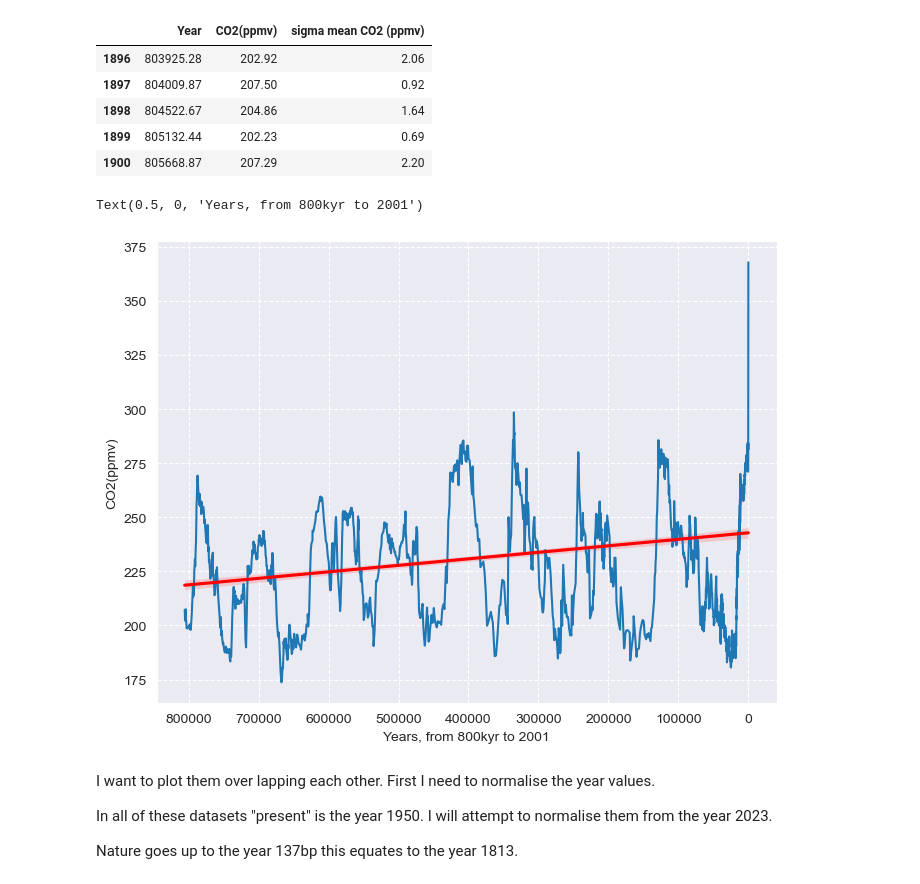
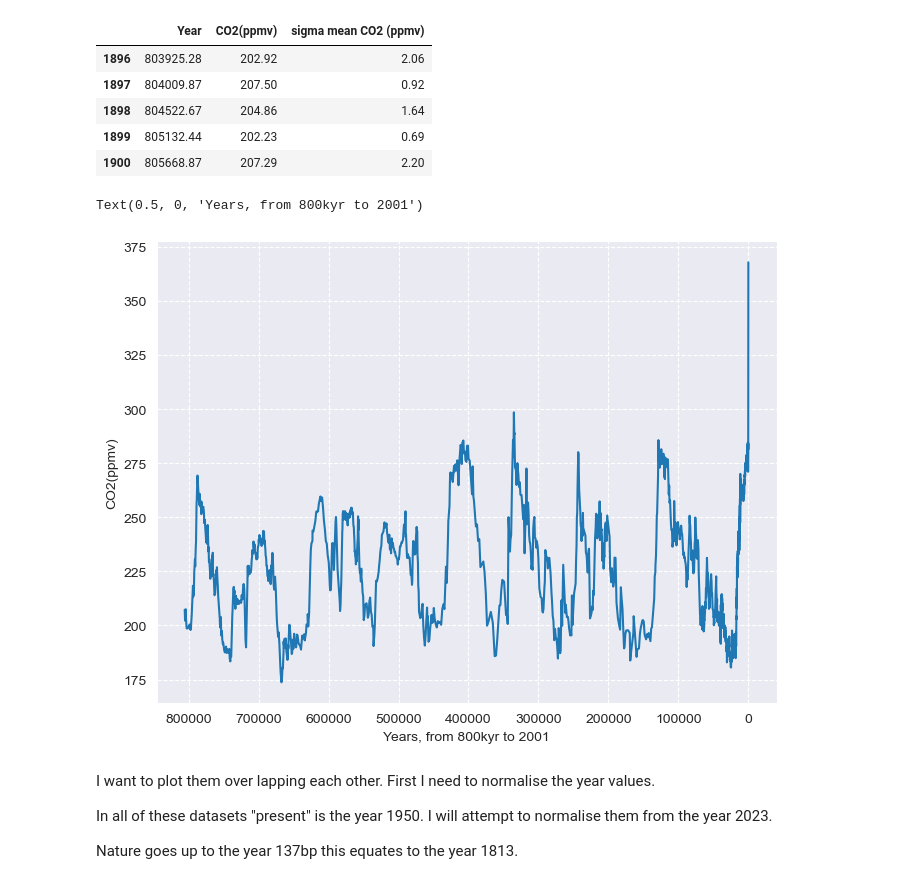
Before and after one commit to Kevin002023/PFDA--Climate-Project, a Jupyter notebook: PFDA-Project-2.ipynb, the cells around one changed output. Saved outputs shown, nothing was run; the diff lists cells and outputs as text; code cells hidden in the pictures.

```diff
--- a/PFDA-Project-2.ipynb
+++ b/PFDA-Project-2.ipynb
@@ -110,18 +107,18 @@ ipcc.tail()
 # %%
 plt.figure(figsize=(8, 6))  # Adjust the figure size if needed
 
 sns.lineplot(ipcc, x = "Year", y = "CO2(ppmv)",)
 sns.set_style("darkgrid" , {"ytick.major.size": 10 , "ytick.minor.size": 2 , 'grid.linestyle': '--'})
 plt.gca().invert_xaxis() # reversing x axis so 2023 is furthest to the right
 
-sns.regplot(x = ipcc['Year'], y = ipcc['CO2(ppmv)'], scatter=False, color='red', label='Trendline')
+#sns.regplot(x = ipcc['Year'], y = ipcc['CO2(ppmv)'], scatter=False, color='red', label='Trendline')
 
 #plt.xlim(-800000, 0) # went to 10000 to allow us to see the values in the present day
 #plt.ylabel('Atmospheric CO2 levels(ppm)')
 plt.xlabel('Years, from 800kyr to 2001')
 # %% [output]
 Text(0.5, 0, 'Years, from 800kyr to 2001')
-[figure, old version]
+[figure, new version]
 # %% [markdown]
 I want to plot them over lapping each other. First I need to normalise the year values.
 
```
Also changed, not shown: parts of 14 cells of this notebook.
